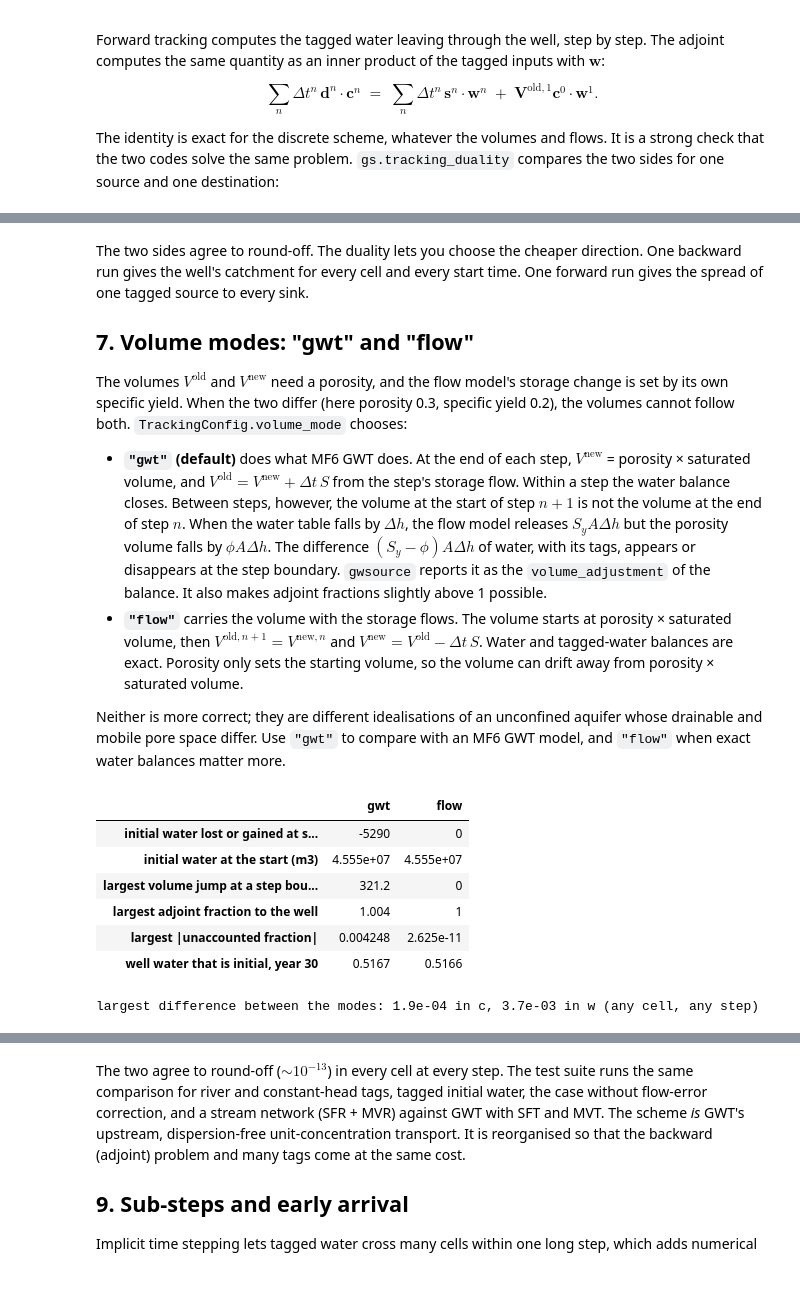
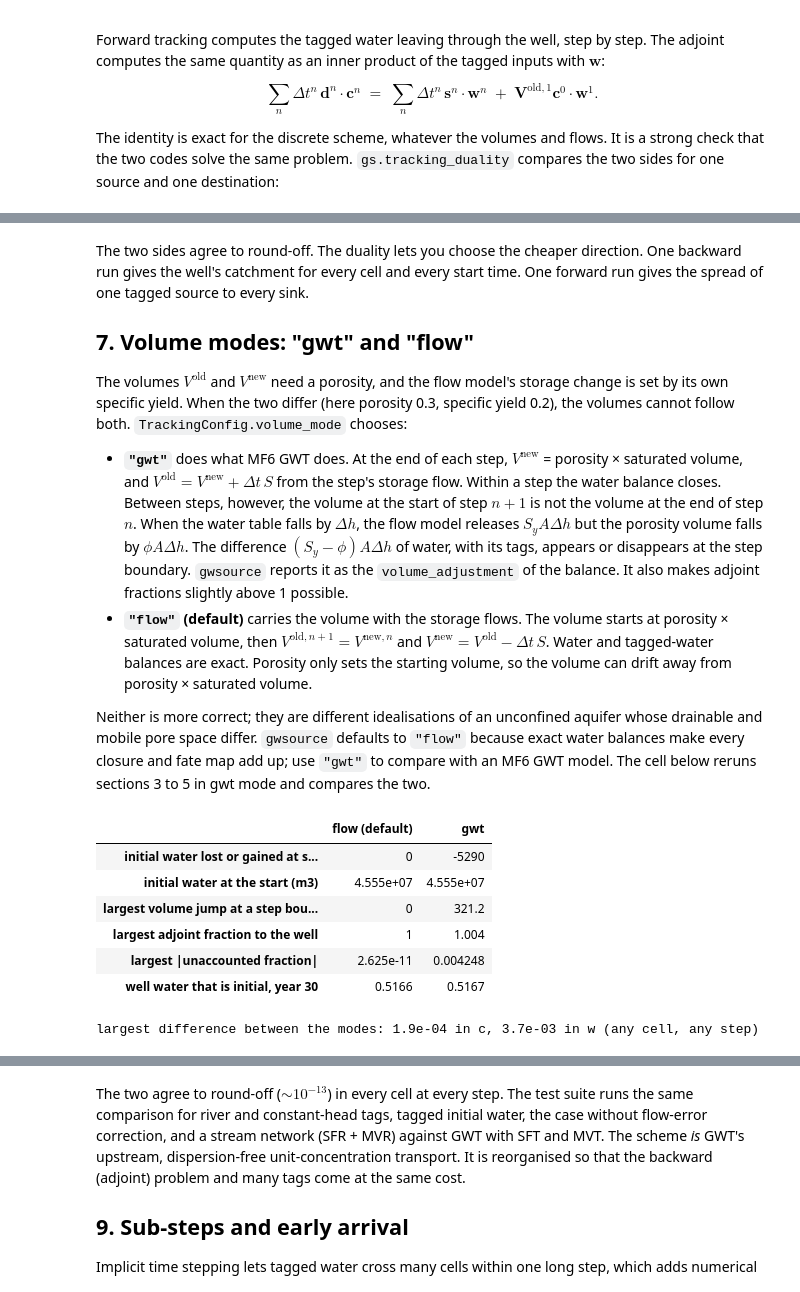
Before and after one commit to rhugman/gw-source, a Jupyter notebook: tutorials/08_transient_tracking/08_transient_tracking.ipynb, the cells around one changed output, grey strips where cells are left out. Cells and saved outputs as stored; diff of their text form; code cells hidden in the pictures.

```diff
--- a/tutorials/08_transient_tracking/08_transient_tracking.ipynb
+++ b/tutorials/08_transient_tracking/08_transient_tracking.ipynb
@@ -294,39 +294,39 @@ The two sides agree to round-off. The duality lets you choose the cheaper direct
 
 The volumes $V^\text{old}$ and $V^\text{new}$ need a porosity, and the flow model's storage change is set by its own specific yield. When the two differ (here porosity 0.3, specific yield 0.2), the volumes cannot follow both. `TrackingConfig.volume_mode` chooses:
 
-- **`"gwt"` (default)** does what MF6 GWT does. At the end of each step, $V^\text{new}$ = porosity × saturated volume, and $V^\text{old} = V^\text{new} + \Delta t\,S$ from the step's storage flow. Within a step the water balance closes. Between steps, however, the volume at the start of step $n+1$ is not the volume at the end of step $n$. When the water table falls by $\Delta h$, the flow model releases $S_y A \Delta h$ but the porosity volume falls by $\phi A \Delta h$. The difference $(S_y-\phi) A\Delta h$ of water, with its tags, appears or disappears at the step boundary. `gwsource` reports it as the `volume_adjustment` of the balance. It also makes adjoint fractions slightly above 1 possible.
-- **`"flow"`** carries the volume with the storage flows. The volume starts at porosity × saturated volume, then $V^{\text{old},n+1} = V^{\text{new},n}$ and $V^\text{new} = V^\text{old} - \Delta t\,S$. Water and tagged-water balances are exact. Porosity only sets the starting volume, so the volume can drift away from porosity × saturated volume.
+- **`"gwt"`** does what MF6 GWT does. At the end of each step, $V^\text{new}$ = porosity × saturated volume, and $V^\text{old} = V^\text{new} + \Delta t\,S$ from the step's storage flow. Within a step the water balance closes. Between steps, however, the volume at the start of step $n+1$ is not the volume at the end of step $n$. When the water table falls by $\Delta h$, the flow model releases $S_y A \Delta h$ but the porosity volume falls by $\phi A \Delta h$. The difference $(S_y-\phi) A\Delta h$ of water, with its tags, appears or disappears at the step boundary. `gwsource` reports it as the `volume_adjustment` of the balance. It also makes adjoint fractions slightly above 1 possible.
+- **`"flow"` (default)** carries the volume with the storage flows. The volume starts at porosity × saturated volume, then $V^{\text{old},n+1} = V^{\text{new},n}$ and $V^\text{new} = V^\text{old} - \Delta t\,S$. Water and tagged-water balances are exact. Porosity only sets the starting volume, so the volume can drift away from porosity × saturated volume.
 
-Neither is more correct; they are different idealisations of an unconfined aquifer whose drainable and mobile pore space differ. Use `"gwt"` to compare with an MF6 GWT model, and `"flow"` when exact water balances matter more.
+Neither is more correct; they are different idealisations of an unconfined aquifer whose drainable and mobile pore space differ. `gwsource` defaults to `"flow"` because exact water balances make every closure and fate map add up; use `"gwt"` to compare with an MF6 GWT model. The cell below reruns sections 3 to 5 in gwt mode and compares the two.
 # %%
-config_flow = gs.TrackingConfig(porosity=POROSITY, initial_water={"initial": "all"}, volume_mode="flow")
-fwd_flow = gs.track_forward(reader, SOURCES, config_flow, sinks=DESTINATIONS)
-bwd_flow = gs.track_backward(reader, DESTINATIONS, config_flow, sources=SOURCES)
+config_gwt = gs.TrackingConfig(porosity=POROSITY, initial_water={"initial": "all"}, volume_mode="gwt")
+fwd_gwt = gs.track_forward(reader, SOURCES, config_gwt, sinks=DESTINATIONS)
+bwd_gwt = gs.track_backward(reader, DESTINATIONS, config_gwt, sources=SOURCES)
 
-origin_flow = helpers.origin_shares(fwd_flow, WELL)[origin.columns]
+origin_gwt = helpers.origin_shares(fwd_gwt, WELL)[origin.columns]
 rows = {}
-for name, f, b in (("gwt", fwd, bwd), ("flow", fwd_flow, bwd_flow)):
+for name, f, b in (("flow (default)", fwd, bwd), ("gwt", fwd_gwt, bwd_gwt)):
     rows[name] = {
         "initial water lost or gained at step boundaries (m3)": float(f.balance["initial"]["volume_adjustment"].sum()),
         "initial water at the start (m3)": float(f.balance["initial"]["storage_start"][0]),
         "largest volume jump at a step boundary (m3)": float(f.volume_jump.max()),
         "largest adjoint fraction to the well": float(np.nanmax(b.fraction_through[WELL])),
         "largest |unaccounted fraction|": float(np.nanmax(np.abs(b.fraction_unaccounted))),
-        "well water that is initial, year 30": float(origin["initial"].iloc[-1] if name == "gwt"
-                                                     else origin_flow["initial"].iloc[-1]),
+        "well water that is initial, year 30": float(origin["initial"].iloc[-1] if name.startswith("flow")
+                                                     else origin_gwt["initial"].iloc[-1]),
     }
 display(pd.DataFrame(rows).map(lambda v: f"{v:.4g}"))
-diff_c = max(np.abs(fwd_flow.source_fraction[g] - fwd.source_fraction[g])[:, active].max() for g in fwd.groups)
-diff_w = np.abs(bwd_flow.fraction_through[WELL] - bwd.fraction_through[WELL])[:, active].max()
+diff_c = max(np.abs(fwd_gwt.source_fraction[g] - fwd.source_fraction[g])[:, active].max() for g in fwd.groups)
+diff_w = np.abs(bwd_gwt.fraction_through[WELL] - bwd.fraction_through[WELL])[:, active].max()
 print(f"largest difference between the modes: {diff_c:.1e} in c, {diff_w:.1e} in w (any cell, any step)")
 # %% [output]
-|  | gwt | flow |
-| initial water lost or gained at s... | -5290 | 0 |
+|  | flow (default) | gwt |
+| initial water lost or gained at s... | 0 | -5290 |
 | initial water at the start (m3) | 4.555e+07 | 4.555e+07 |
-| largest volume jump at a step bou... | 321.2 | 0 |
-| largest adjoint fraction to the well | 1.004 | 1 |
-| largest |unaccounted fraction| | 0.004248 | 2.625e-11 |
-| well water that is initial, year 30 | 0.5167 | 0.5166 |
+| largest volume jump at a step bou... | 0 | 321.2 |
+| largest adjoint fraction to the well | 1 | 1.004 |
+| largest |unaccounted fraction| | 2.625e-11 | 0.004248 |
+| well water that is initial, year 30 | 0.5166 | 0.5167 |
 largest difference between the modes: 1.9e-04 in c, 3.7e-03 in w (any cell, any step)
 # %% [markdown]
 For this model the modes differ by about $10^{-4}$ in the forward fractions and by a few thousandths in the adjoint fractions. In gwt mode, about 5,300 m³ of the 45.6 million m³ of initial water is destroyed at step boundaries over 30 years. The adjoint fractions exceed 1 by up to 0.4 %, and the unaccounted part of the fate maps is of the same size. The well's mix hardly changes: half of its water in year 30 is initial water in both modes. In flow mode those artefacts vanish, up to the flow model's own residual. The difference grows with the seasonal water-table swing and with $|S_y - \phi|$. Check it on your model when the answer is close to a decision threshold.
```
Also changed, not shown: parts of 12 cells of this notebook, 7 other files.
